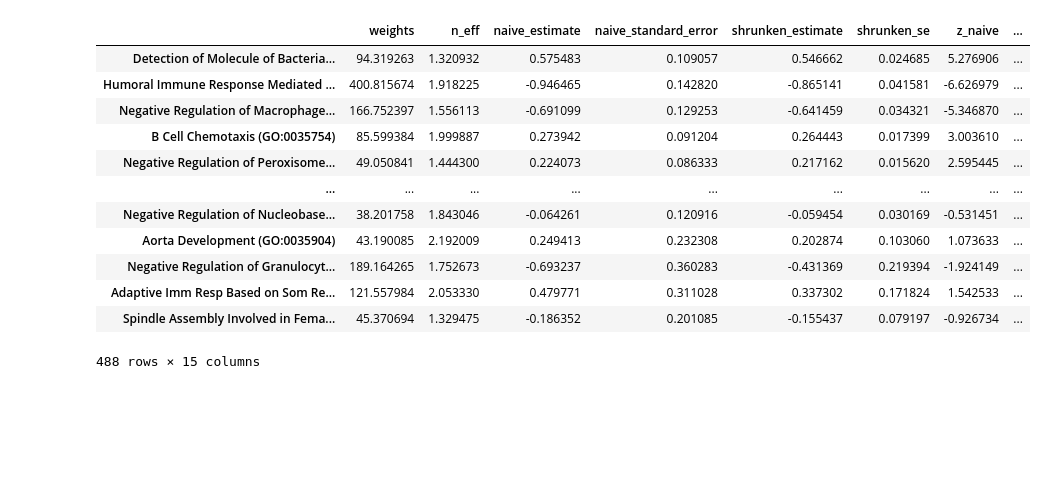
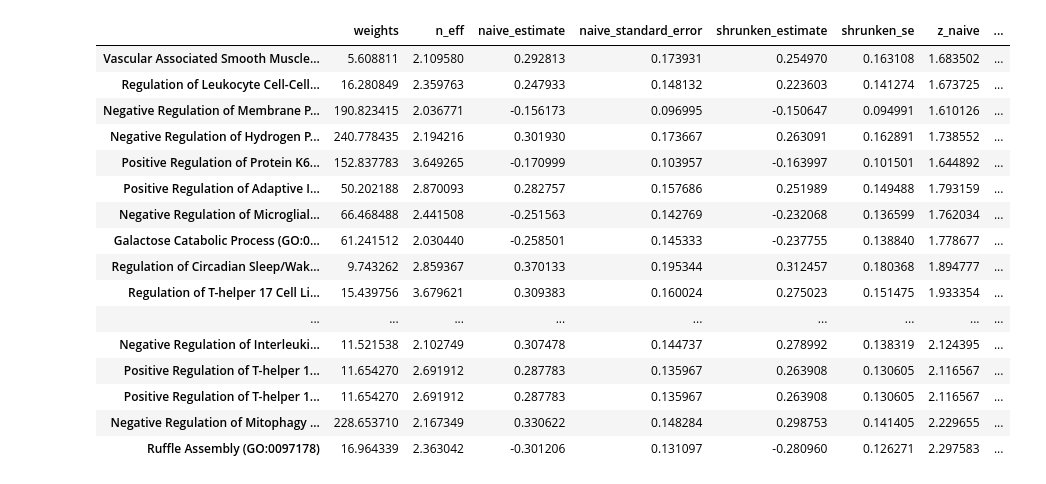
Before and after one commit to jhaberbe/meta-analysis, a Jupyter notebook: notebooks/testing.ipynb, the cells around one changed output. Cells and saved outputs as stored; diff of their text form; code cells hidden in the pictures; blank space fills up the shorter version.

```diff
--- a/notebooks/testing.ipynb
+++ b/notebooks/testing.ipynb
@@ -115,13 +100,3 @@ GO_TERMS = {
     k: GeneOntologyLibraries().pull_assignment_matrix(v)
     for k, v in tqdm(GO_LIBRARIES.items())
 }
-# %%
-genes_available = df.index.intersection(GO_TERMS["GO_BP"].index)
-go_terms_available = GO_TERMS["GO_BP"].columns[GO_TERMS["GO_BP"].loc[genes_available].sum(axis=0).gt(0)]
-
-df = df.loc[genes_available]
-balanced_matrix = UnbalancedSinkhorn() \
-    .get_balanced_matrix(
-        GO_TERMS["GO_BP"].loc[genes_available, go_terms_available],
-        tolerance=1e-12
-    )
@@ -153,19 +177,51 @@ table.eval("n_eff = n_eff * 10").plot.scatter(x="shrunken_estimate", y="log10p_e
+# %%
+import pandas as pd
+
+cell_type = "serotonergic neuron"
+
+output_path = pathlib.Path(
+    f"/home/jhaberbe/Projects/Personal/MAY2026/meta-analysis/output/GO_BP/{cell_type}"
+)
+
+table = pd.read_csv(output_path / f"{GO_TO_USE}_{cell_type}.csv", index_col=0)
+balanced_matrix = pd.read_csv(output_path / f"{GO_TO_USE}_{cell_type}_balanced.csv", index_col=0)
+df = pd.read_csv(output_path / f"{GO_TO_USE}_{cell_type}_deseq.csv", index_col=0)
+# %%
+import plotly.express as px
+
+table["symbol"] = table.index
+
+px.scatter(
+    table.query("n_eff >= 2"),
+    x="shrunken_estimate",
+    y="log10p_eb",
+    size="weights",
+    hover_name="symbol",
+    hover_data=["n_eff", "shrunken_estimate"],
+    width=1000,
+    height=750,
+    size_max=100
+)
 # %%
-table.query("p_eb < 0.05 and n_eff > 1").sort_values(by="p_eb")
+table.query("n_eff >= 2").sort_values(by="log10p_eb").tail(20)
 # %% [output]
 |  | weights | n_eff | naive_estimate | naive_standard_error | shrunken_estimate | shrunken_se | z_naive | ... |
-| Detection of Molecule of Bacteria... | 94.319263 | 1.320932 | 0.575483 | 0.109057 | 0.546662 | 0.024685 | 5.276906 | ... |
-| Humoral Immune Response Mediated ... | 400.815674 | 1.918225 | -0.946465 | 0.142820 | -0.865141 | 0.041581 | -6.626979 | ... |
-| Negative Regulation of Macrophage... | 166.752397 | 1.556113 | -0.691099 | 0.129253 | -0.641459 | 0.034321 | -5.346870 | ... |
-| B Cell Chemotaxis (GO:0035754) | 85.599384 | 1.999887 | 0.273942 | 0.091204 | 0.264443 | 0.017399 | 3.003610 | ... |
-| Negative Regulation of Peroxisome... | 49.050841 | 1.444300 | 0.224073 | 0.086333 | 0.217162 | 0.015620 | 2.595445 | ... |
+| Vascular Associated Smooth Muscle... | 5.608811 | 2.109580 | 0.292813 | 0.173931 | 0.254970 | 0.163108 | 1.683502 | ... |
+| Regulation of Leukocyte Cell-Cell... | 16.280849 | 2.359763 | 0.247933 | 0.148132 | 0.223603 | 0.141274 | 1.673725 | ... |
+| Negative Regulation of Membrane P... | 190.823415 | 2.036771 | -0.156173 | 0.096995 | -0.150647 | 0.094991 | 1.610126 | ... |
+| Negative Regulation of Hydrogen P... | 240.778435 | 2.194216 | 0.301930 | 0.173667 | 0.263091 | 0.162891 | 1.738552 | ... |
+| Positive Regulation of Protein K6... | 152.837783 | 3.649265 | -0.170999 | 0.103957 | -0.163997 | 0.101501 | 1.644892 | ... |
+| Positive Regulation of Adaptive I... | 50.202188 | 2.870093 | 0.282757 | 0.157686 | 0.251989 | 0.149488 | 1.793159 | ... |
+| Negative Regulation of Microglial... | 66.468488 | 2.441508 | -0.251563 | 0.142769 | -0.232068 | 0.136599 | 1.762034 | ... |
+| Galactose Catabolic Process (GO:0... | 61.241512 | 2.030440 | -0.258501 | 0.145333 | -0.237755 | 0.138840 | 1.778677 | ... |
+| Regulation of Circadian Sleep/Wak... | 9.743262 | 2.859367 | 0.370133 | 0.195344 | 0.312457 | 0.180368 | 1.894777 | ... |
+| Regulation of T-helper 17 Cell Li... | 15.439756 | 3.679621 | 0.309383 | 0.160024 | 0.275023 | 0.151475 | 1.933354 | ... |
 | ... | ... | ... | ... | ... | ... | ... | ... | ... |
-| Negative Regulation of Nucleobase... | 38.201758 | 1.843046 | -0.064261 | 0.120916 | -0.059454 | 0.030169 | -0.531451 | ... |
-| Aorta Development (GO:0035904) | 43.190085 | 2.192009 | 0.249413 | 0.232308 | 0.202874 | 0.103060 | 1.073633 | ... |
-| Negative Regulation of Granulocyt... | 189.164265 | 1.752673 | -0.693237 | 0.360283 | -0.431369 | 0.219394 | -1.924149 | ... |
-| Adaptive Imm Resp Based on Som Re... | 121.557984 | 2.053330 | 0.479771 | 0.311028 | 0.337302 | 0.171824 | 1.542533 | ... |
-| Spindle Assembly Involved in Fema... | 45.370694 | 1.329475 | -0.186352 | 0.201085 | -0.155437 | 0.079197 | -0.926734 | ... |
+| Negative Regulation of Interleuki... | 11.521538 | 2.102749 | 0.307478 | 0.144737 | 0.278992 | 0.138319 | 2.124395 | ... |
+| Positive Regulation of T-helper 1... | 11.654270 | 2.691912 | 0.287783 | 0.135967 | 0.263908 | 0.130605 | 2.116567 | ... |
+| Positive Regulation of T-helper 1... | 11.654270 | 2.691912 | 0.287783 | 0.135967 | 0.263908 | 0.130605 | 2.116567 | ... |
+| Negative Regulation of Mitophagy ... | 228.653710 | 2.167349 | 0.330622 | 0.148284 | 0.298753 | 0.141405 | 2.229655 | ... |
+| Ruffle Assembly (GO:0097178) | 16.964339 | 2.363042 | -0.301206 | 0.131097 | -0.280960 | 0.126271 | 2.297583 | ... |
-488 rows × 15 columns
 # %%
 from meta_analysis.pl import ForestPlotter
 
```
Also changed, not shown: parts of 10 cells of this notebook, 3 other files.
